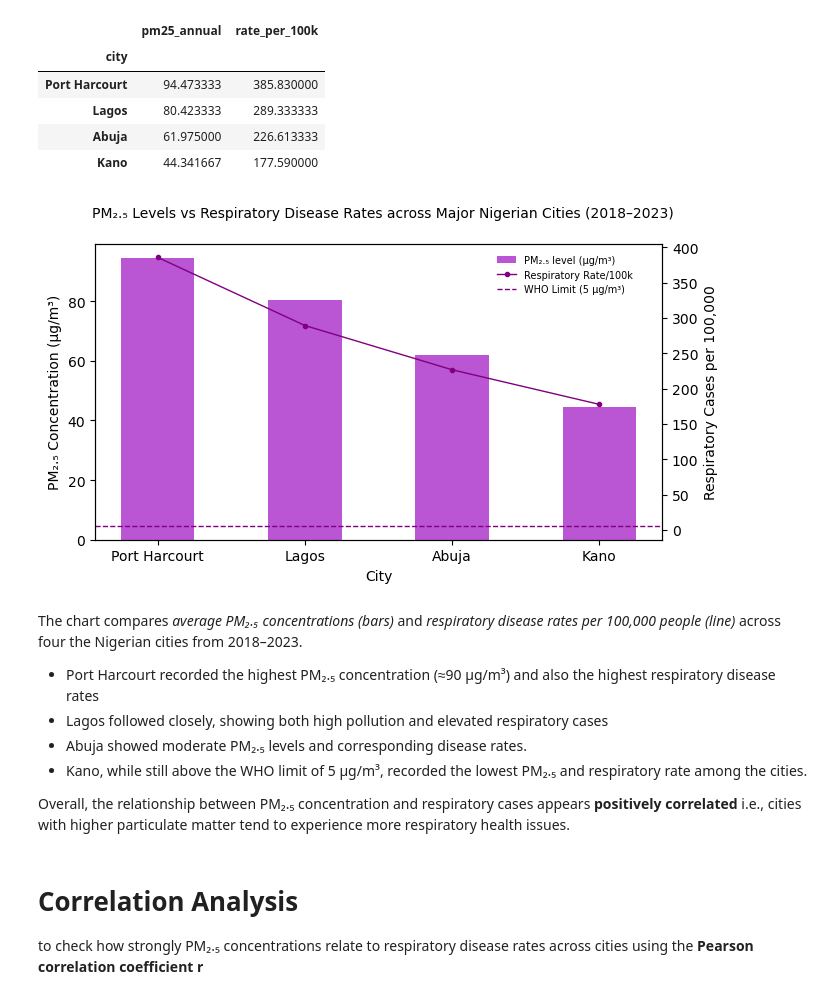
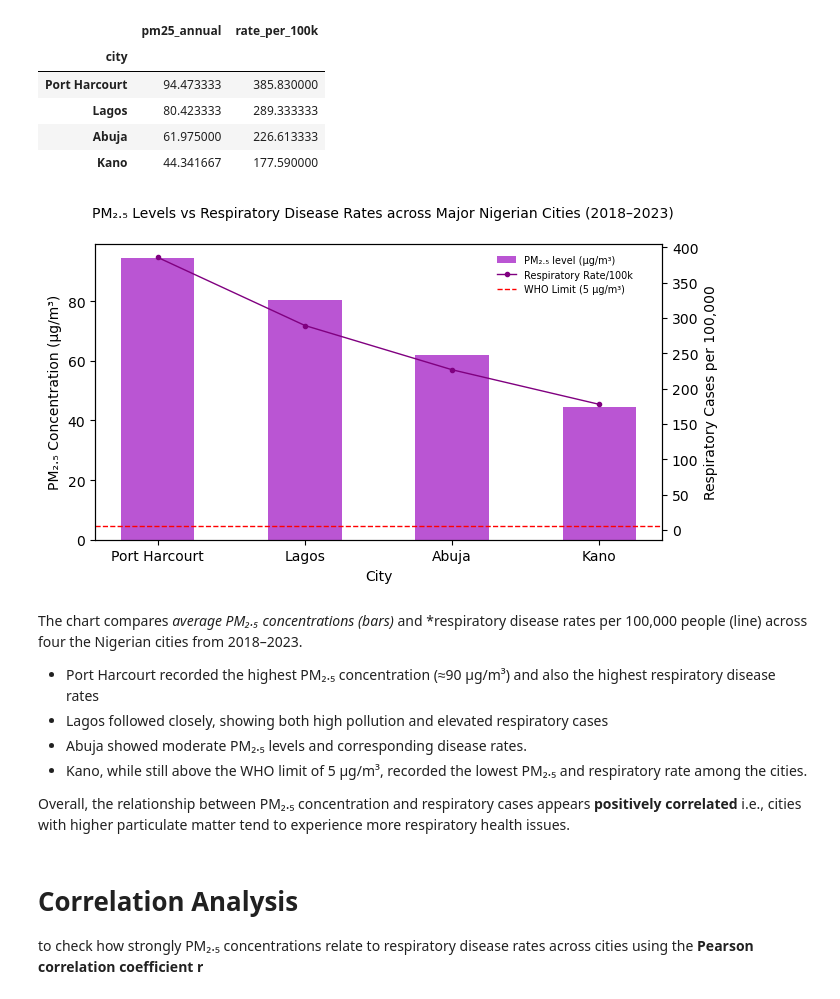
Before and after one commit to DataxEnv/environmental-health-analysis, a Jupyter notebook: environmental_health_analysis.ipynb, the cells around one changed output. Cells and saved outputs as stored; diff of their text form; code cells hidden in the pictures.

```diff
--- a/environmental_health_analysis.ipynb
+++ b/environmental_health_analysis.ipynb
@@ -239,33 +245,33 @@ city_summary
 # %%
 fig, ax1 = plt.subplots(figsize=(7,4))
 
 # Barchart for PM2.5
 bars = ax1.bar(city_summary.index, city_summary['pm25_annual'],
               color= '#BA55D3',
                width= 0.5, label= 'PM₂.₅ level (µg/m³)')
 ax1.set_ylabel('PM₂.₅ Concentration (µg/m³)')
 ax1.set_xlabel('City')
 
 # Line Chart for Respiratory rates
 ax2 = ax1.twinx()
 line = ax2.plot(city_summary['rate_per_100k'],
-              color='#800080', marker='.',
+              color='purple', marker='.',
                linewidth= 1,
                label= 'Respiratory Rate/100k')
 ax2.set_ylabel('Respiratory Cases per 100,000')
 
 # WHO guideline line
-plt.axhline(y=5, color='purple', linestyle='--', linewidth=1, label='WHO Limit (5 µg/m³)')
+plt.axhline(y=5, color='r', linestyle='--', linewidth=1, label='WHO Limit (5 µg/m³)')
 
 fig.suptitle('PM₂.₅ Levels vs Respiratory Disease Rates across Major Nigerian Cities (2018–2023)',
              fontsize=10)
 fig.legend(loc='upper center', bbox_to_anchor=(0.76, 0.88), frameon=False, fontsize=7)
 plt.tight_layout()
 plt.show()
 # %% [output]
-[figure, old version]
+[figure, new version]
 # %% [markdown]
-The chart  compares *average PM₂.₅ concentrations (bars)* and *respiratory disease rates per 100,000 people (line)* across four the Nigerian cities from 2018–2023.
+The chart  compares *average PM₂.₅ concentrations (bars)* and *respiratory disease rates per 100,000 people (line) across four the Nigerian cities from 2018–2023.
 - Port Harcourt recorded the highest PM₂.₅ concentration (≈90 µg/m³) and also the highest respiratory disease rates
 - Lagos followed closely, showing both high pollution and elevated respiratory cases
 - Abuja showed moderate PM₂.₅ levels and corresponding disease rates.
```
Also changed, not shown: parts of 9 cells of this notebook.
